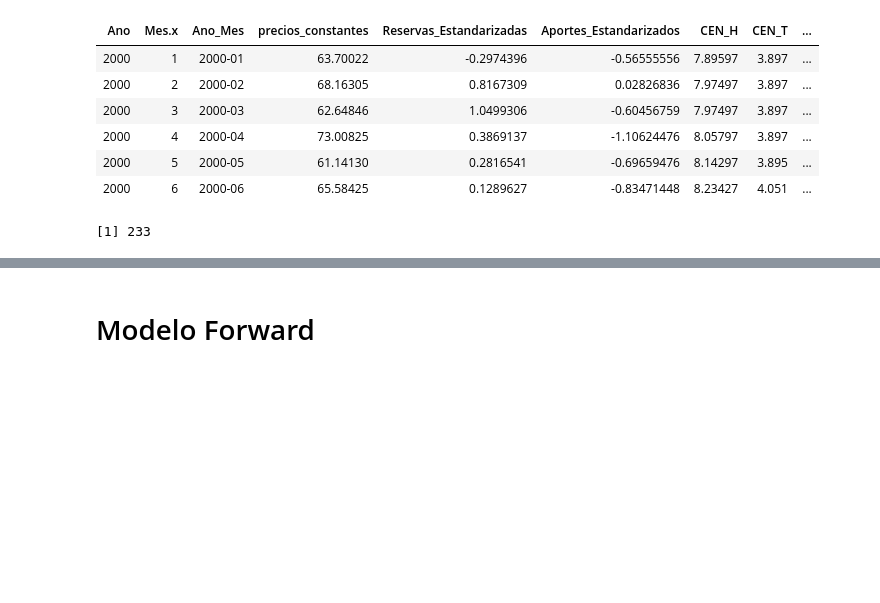
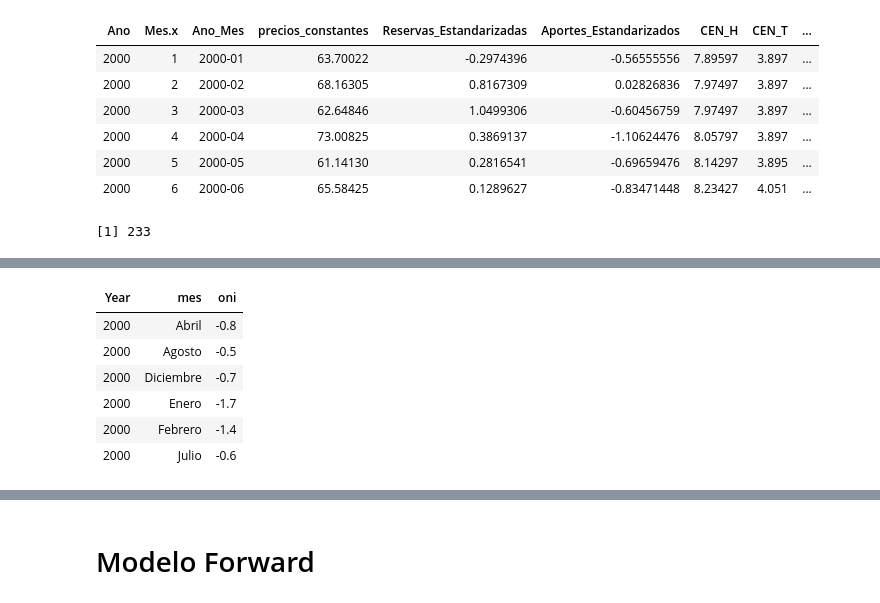
Before and after one commit to camilogavo/modelos_Bolsa, a Jupyter notebook: Multivariados_JDVelasq.ipynb, the cells around one changed output, grey strips where cells are left out. Saved outputs shown, nothing was run; the diff lists cells and outputs as text; code cells hidden in the pictures; blank space fills up the shorter version.

```diff
--- a/Multivariados_JDVelasq.ipynb
+++ b/Multivariados_JDVelasq.ipynb
@@ -549,0 +559,10 @@ df1%>%nrow
+# %%
+oni2<-oni%>%filter(Year>=2000)%>%gather('Enero', 'Febrero', 'Marzo','Abril','Mayo','Junio','Julio','Agosto','Septiembre','Octubre','Noviembre','Diciembre',  key= 'mes', value = 'oni')
+# %% [output]
+| Year | mes | oni |
+| 2000 | Abril | -0.8 |
+| 2000 | Agosto | -0.5 |
+| 2000 | Diciembre | -0.7 |
+| 2000 | Enero | -1.7 |
+| 2000 | Febrero | -1.4 |
+| 2000 | Julio | -0.6 |
```
Also changed, not shown: parts of 11 cells of this notebook, 2 other files.
